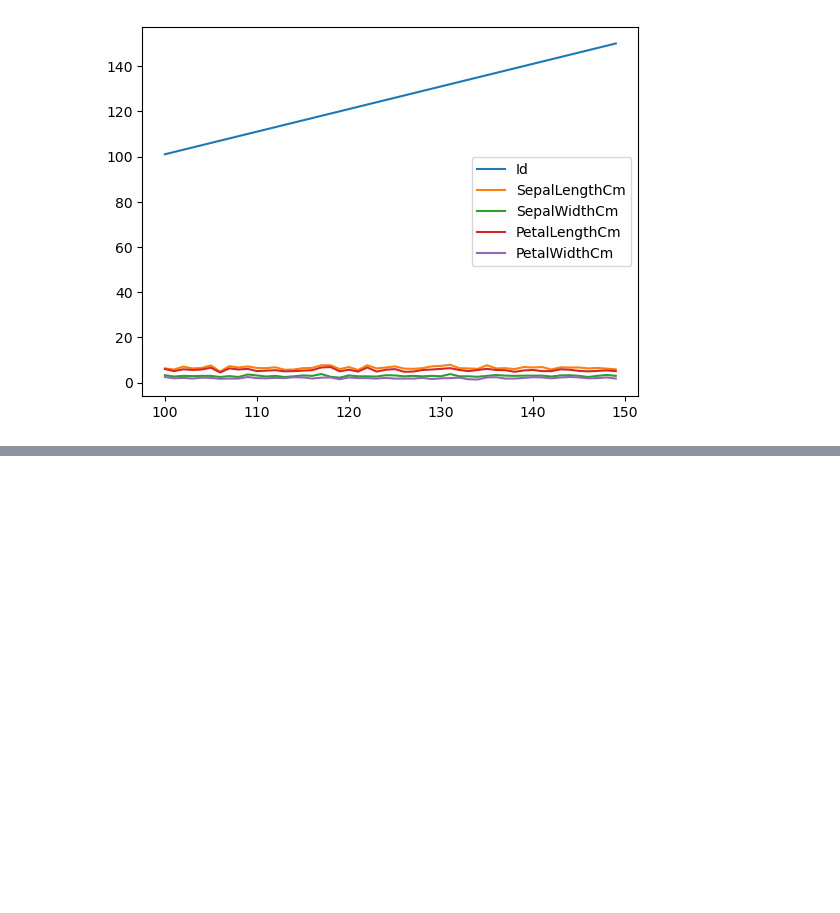
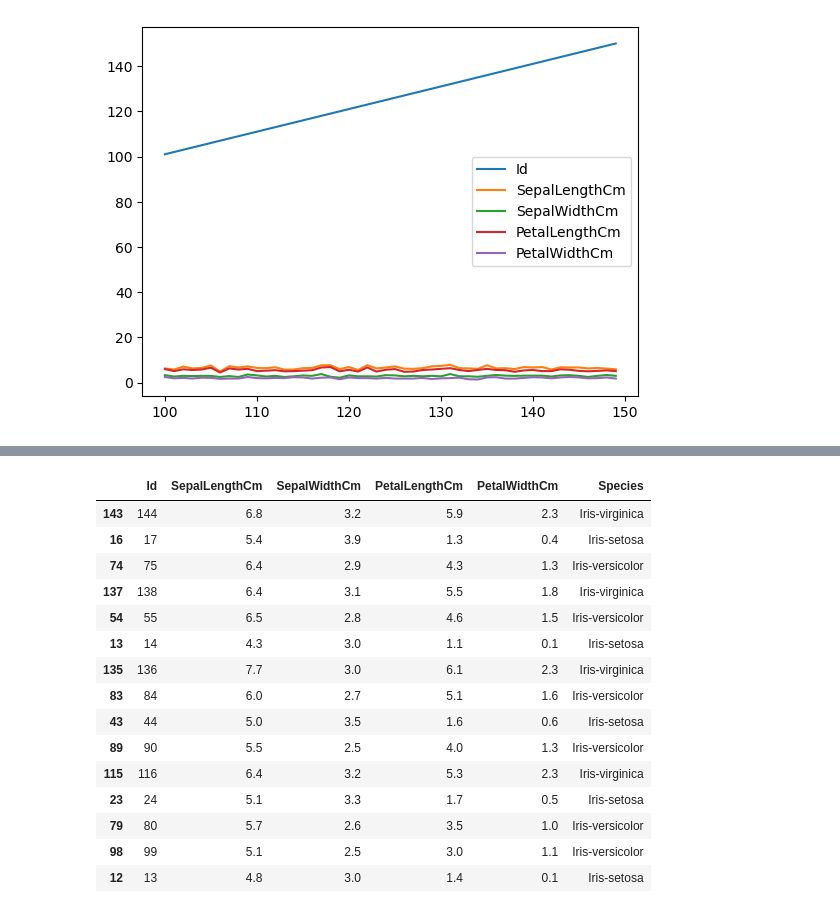
Before and after one commit to ankush-003/Learning-ML-Basics, a Jupyter notebook: CIE Workshop/Day1.ipynb, the cells around one changed output, grey strips where cells are left out. Drawn from its saved outputs; the diff is of its cells as text; code cells hidden in the pictures; blank space fills up the shorter version.

```diff
--- a/CIE Workshop/Day1.ipynb
+++ b/CIE Workshop/Day1.ipynb
@@ -156,0 +200,20 @@ plt.show()
+# %%
+# replace = True, same row can be selected multiple times
+df.sample(frac=0.1, replace=True)
+# %% [output]
+|  | Id | SepalLengthCm | SepalWidthCm | PetalLengthCm | PetalWidthCm | Species |
+| 143 | 144 | 6.8 | 3.2 | 5.9 | 2.3 | Iris-virginica |
+| 16 | 17 | 5.4 | 3.9 | 1.3 | 0.4 | Iris-setosa |
+| 74 | 75 | 6.4 | 2.9 | 4.3 | 1.3 | Iris-versicolor |
+| 137 | 138 | 6.4 | 3.1 | 5.5 | 1.8 | Iris-virginica |
+| 54 | 55 | 6.5 | 2.8 | 4.6 | 1.5 | Iris-versicolor |
+| 13 | 14 | 4.3 | 3.0 | 1.1 | 0.1 | Iris-setosa |
+| 135 | 136 | 7.7 | 3.0 | 6.1 | 2.3 | Iris-virginica |
+| 83 | 84 | 6.0 | 2.7 | 5.1 | 1.6 | Iris-versicolor |
+| 43 | 44 | 5.0 | 3.5 | 1.6 | 0.6 | Iris-setosa |
+| 89 | 90 | 5.5 | 2.5 | 4.0 | 1.3 | Iris-versicolor |
+| 115 | 116 | 6.4 | 3.2 | 5.3 | 2.3 | Iris-virginica |
+| 23 | 24 | 5.1 | 3.3 | 1.7 | 0.5 | Iris-setosa |
+| 79 | 80 | 5.7 | 2.6 | 3.5 | 1.0 | Iris-versicolor |
+| 98 | 99 | 5.1 | 2.5 | 3.0 | 1.1 | Iris-versicolor |
+| 12 | 13 | 4.8 | 3.0 | 1.4 | 0.1 | Iris-setosa |
```
Also changed, not shown: parts of 7 cells of this notebook.
